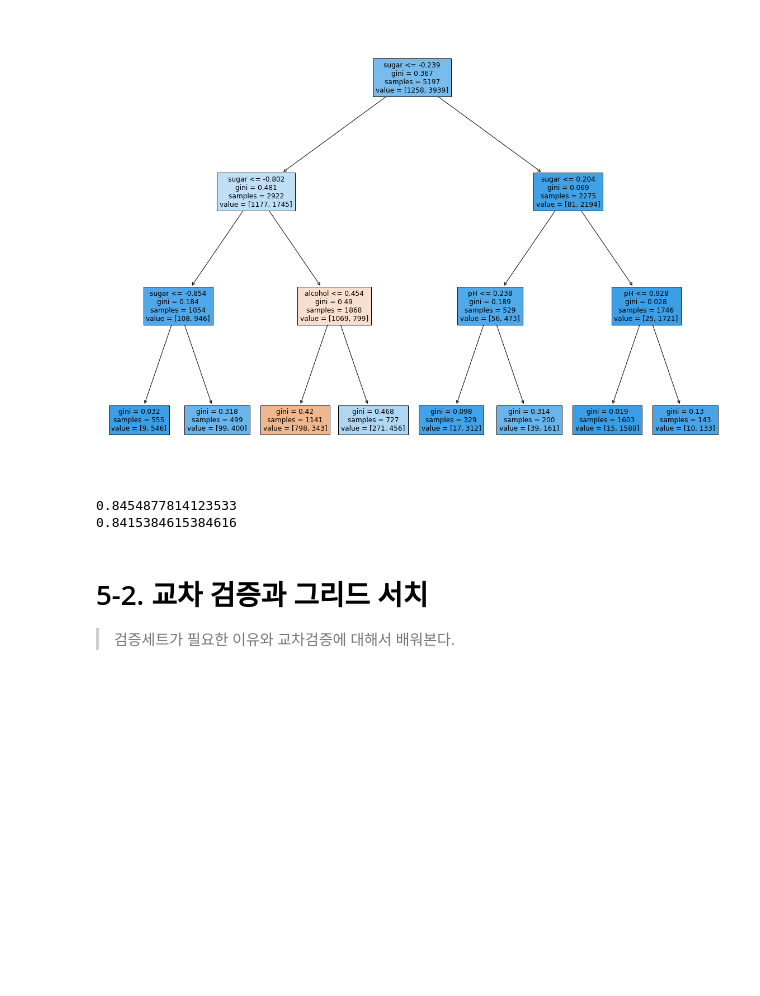
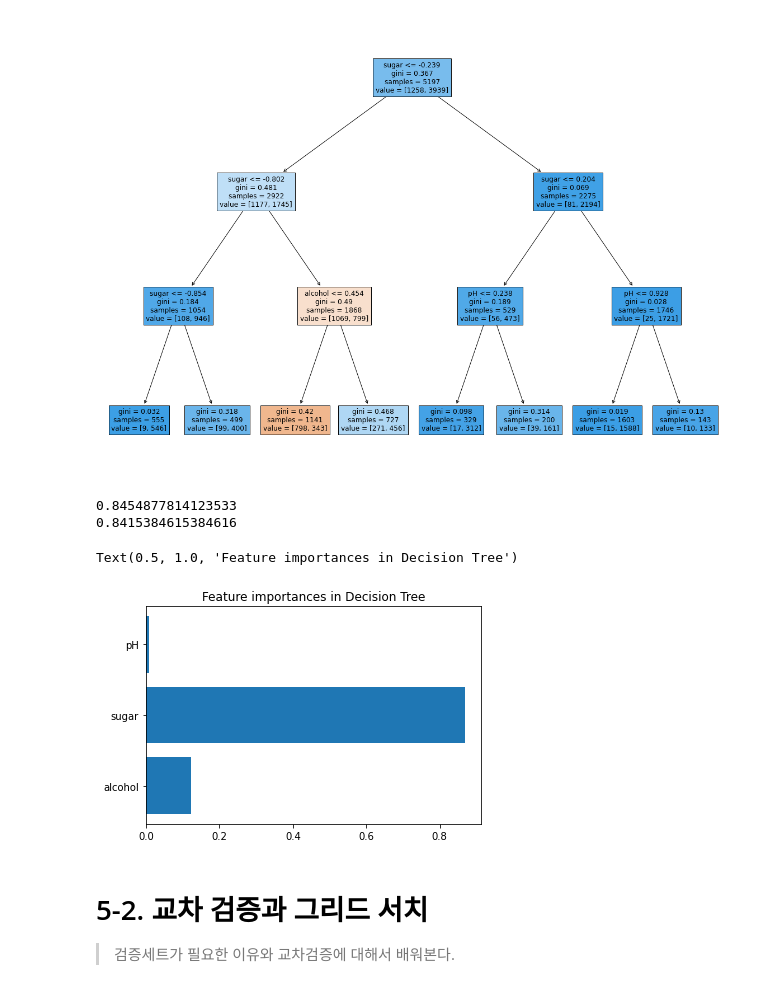
Before and after one commit to mini3713/mini3713, a Jupyter notebook: 머신러닝+딥러닝/HG_05_결정트리.ipynb, the cells around one changed output. Saved outputs shown, nothing was run; the diff lists cells and outputs as text; code cells hidden in the pictures; blank space fills up the shorter version.

```diff
--- a/머신러닝+딥러닝/HG_05_결정트리.ipynb
+++ b/머신러닝+딥러닝/HG_05_결정트리.ipynb
@@ -133,6 +133,14 @@ print(dt.score(test_input, test_target))
 # %% [output]
 0.8454877814123533
 0.8415384615384616
+# %%
+important = dt.feature_importances_
+name = ['alcohol', 'sugar', 'pH']
+plt.barh(name, important)
+plt.title('Feature importances in Decision Tree')
+# %% [output]
+Text(0.5, 1.0, 'Feature importances in Decision Tree')
+[figure, added]
 # %% [markdown]
 5-2. 교차 검증과 그리드 서치
 ==================
```
Also changed, not shown: parts of 25 cells of this notebook.
